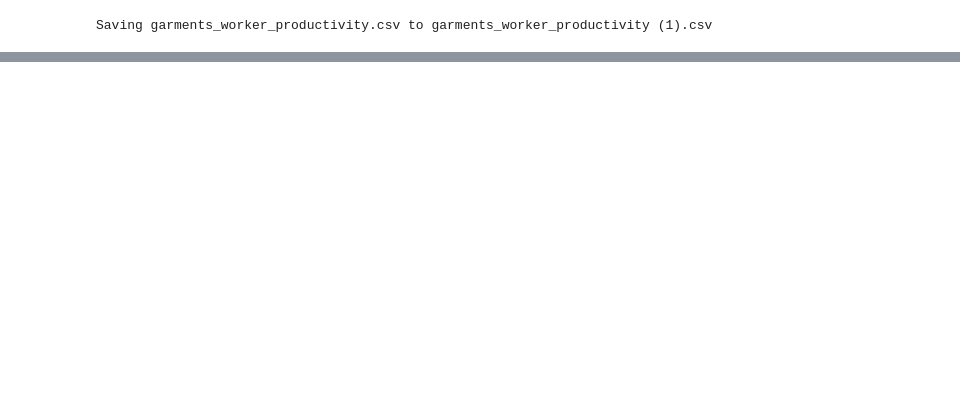
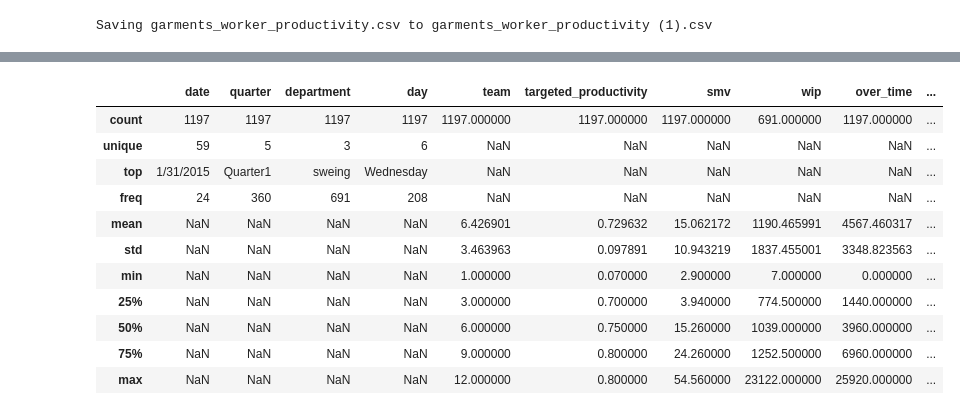
Before and after one commit to dakshini01/ProdFusion, a Jupyter notebook: codes/Data_Identification.ipynb, the cells around one changed output, grey strips where cells are left out. Cells and saved outputs as stored; diff of their text form; code cells hidden in the pictures; blank space fills up the shorter version.

```diff
--- a/codes/Data_Identification.ipynb
+++ b/codes/Data_Identification.ipynb
@@ -12,0 +46,15 @@ Saving garments_worker_productivity.csv to garments_worker_productivity (1).csv
+# %%
+df.describe(include='all')
+# %% [output]
+|  | date | quarter | department | day | team | targeted_productivity | smv | wip | over_time | ... |
+| count | 1197 | 1197 | 1197 | 1197 | 1197.000000 | 1197.000000 | 1197.000000 | 691.000000 | 1197.000000 | ... |
+| unique | 59 | 5 | 3 | 6 | NaN | NaN | NaN | NaN | NaN | ... |
+| top | 1/31/2015 | Quarter1 | sweing | Wednesday | NaN | NaN | NaN | NaN | NaN | ... |
+| freq | 24 | 360 | 691 | 208 | NaN | NaN | NaN | NaN | NaN | ... |
+| mean | NaN | NaN | NaN | NaN | 6.426901 | 0.729632 | 15.062172 | 1190.465991 | 4567.460317 | ... |
+| std | NaN | NaN | NaN | NaN | 3.463963 | 0.097891 | 10.943219 | 1837.455001 | 3348.823563 | ... |
+| min | NaN | NaN | NaN | NaN | 1.000000 | 0.070000 | 2.900000 | 7.000000 | 0.000000 | ... |
+| 25% | NaN | NaN | NaN | NaN | 3.000000 | 0.700000 | 3.940000 | 774.500000 | 1440.000000 | ... |
+| 50% | NaN | NaN | NaN | NaN | 6.000000 | 0.750000 | 15.260000 | 1039.000000 | 3960.000000 | ... |
+| 75% | NaN | NaN | NaN | NaN | 9.000000 | 0.800000 | 24.260000 | 1252.500000 | 6960.000000 | ... |
+| max | NaN | NaN | NaN | NaN | 12.000000 | 0.800000 | 54.560000 | 23122.000000 | 25920.000000 | ... |
```
Also changed, not shown: parts of 6 cells of this notebook.
